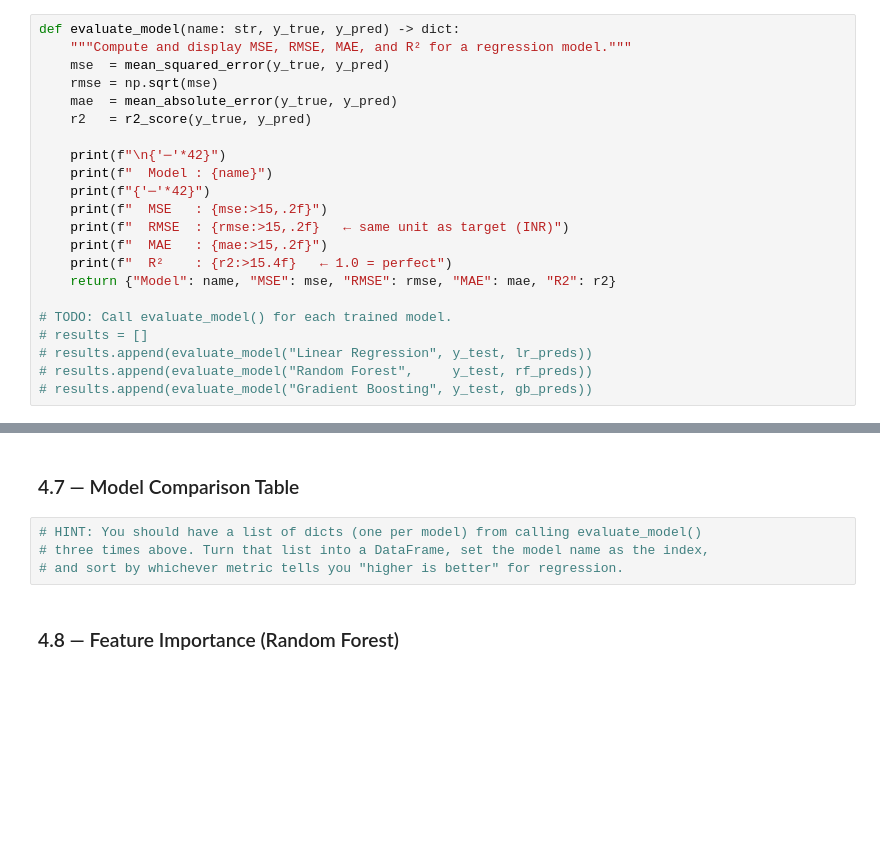
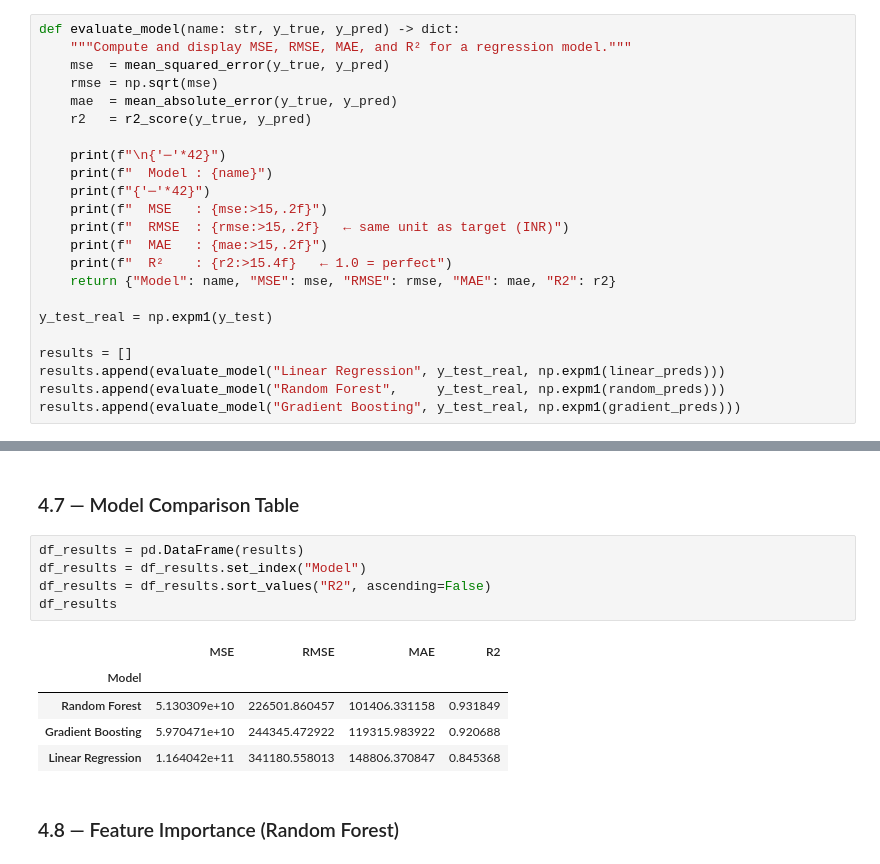
Before and after one commit to sufyan1105/Used-Car-Price-Prediction, a Jupyter notebook: used_car_price_predictor.ipynb, the cells around one changed output, grey strips where cells are left out. Drawn from its saved outputs; the diff is of its cells as text; blank space fills up the shorter version.

Commit message:
Comparing the three models

```diff
--- a/used_car_price_predictor.ipynb
+++ b/used_car_price_predictor.ipynb
@@ -341,8 +341,9 @@ def evaluate_model(name: str, y_true, y_pred) -> dict:
     print(f"  R²    : {r2:>15.4f}   ← 1.0 = perfect")
     return {"Model": name, "MSE": mse, "RMSE": rmse, "MAE": mae, "R2": r2}
 
-# TODO: Call evaluate_model() for each trained model.
-# results = []
-# results.append(evaluate_model("Linear Regression", y_test, lr_preds))
-# results.append(evaluate_model("Random Forest",     y_test, rf_preds))
-# results.append(evaluate_model("Gradient Boosting", y_test, gb_preds))
+y_test_real = np.expm1(y_test)
+
+results = []
+results.append(evaluate_model("Linear Regression", y_test_real, np.expm1(linear_preds)))
+results.append(evaluate_model("Random Forest",     y_test_real, np.expm1(random_preds)))
+results.append(evaluate_model("Gradient Boosting", y_test_real, np.expm1(gradient_preds)))
@@ -349,9 +368,16 @@ def evaluate_model(name: str, y_true, y_pred) -> dict:
 # %% [markdown]
 ### 4.7 — Model Comparison Table
 # %%
-# HINT: You should have a list of dicts (one per model) from calling evaluate_model()
-# three times above. Turn that list into a DataFrame, set the model name as the index,
-# and sort by whichever metric tells you "higher is better" for regression.
+df_results = pd.DataFrame(results)
+df_results = df_results.set_index("Model")
+df_results = df_results.sort_values("R2", ascending=False)
+df_results
+# %% [output]
+|  | MSE | RMSE | MAE | R2 |
+| Model |  |  |  |  |
+| Random Forest | 5.130309e+10 | 226501.860457 | 101406.331158 | 0.931849 |
+| Gradient Boosting | 5.970471e+10 | 244345.472922 | 119315.983922 | 0.920688 |
+| Linear Regression | 1.164042e+11 | 341180.558013 | 148806.370847 | 0.845368 |
 # %% [markdown]
 ### 4.8 — Feature Importance (Random Forest)
 # %%
```
Also changed, not shown: parts of 1 cell of this notebook.
